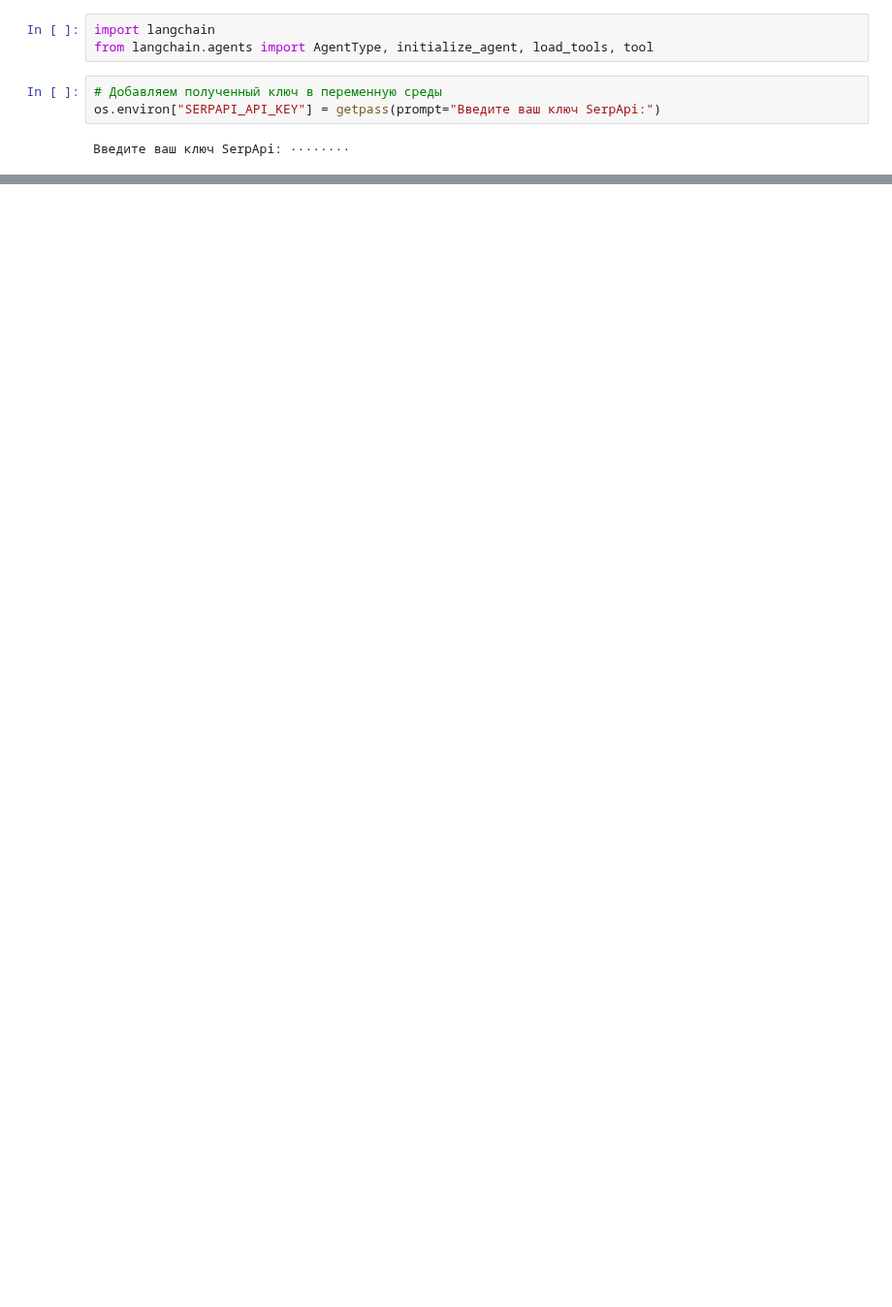
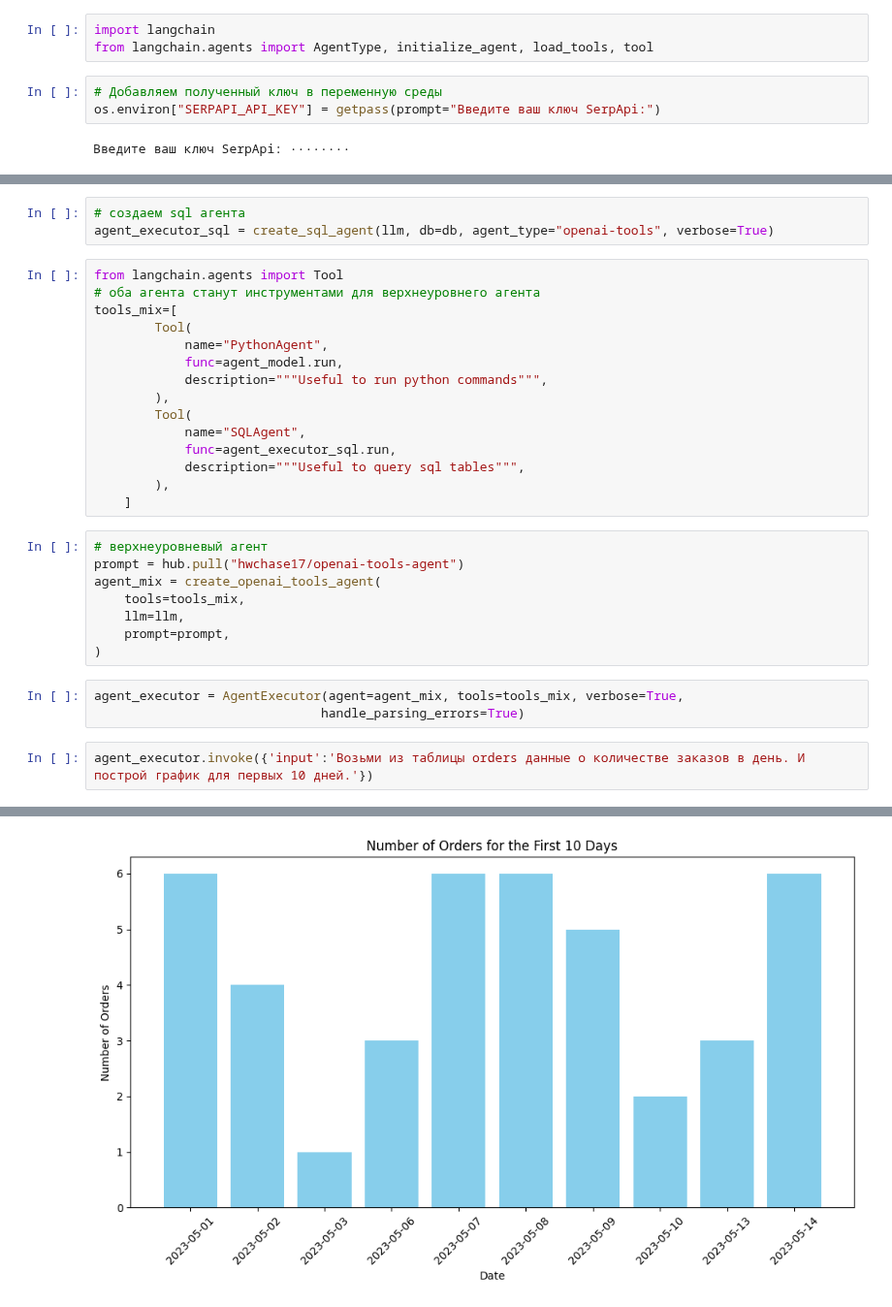
Before and after one commit to a-milenkin/LLM_practical_course, a Jupyter notebook: notebooks/M4_Agents.ipynb, the cells around one changed output, grey strips where cells are left out. Shown at 97% size. Drawn from its saved outputs; the diff is of its cells as text; blank space fills up the shorter version.

```diff
--- a/notebooks/M4_Agents.ipynb
+++ b/notebooks/M4_Agents.ipynb
@@ -259,0 +699,32 @@ list(d.items())[0][0]
+# %%
+# создаем sql агента
+agent_executor_sql = create_sql_agent(llm, db=db, agent_type="openai-tools", verbose=True)
+# %%
+from langchain.agents import Tool
+# оба агента станут инструментами для верхнеуровнего агента
+tools_mix=[
+        Tool(
+            name="PythonAgent",
+            func=agent_model.run,
+            description="""Useful to run python commands""",
+        ),
+        Tool(
+            name="SQLAgent",
+            func=agent_executor_sql.run,
+            description="""Useful to query sql tables""",
+        ),
+    ]
+# %%
+# верхнеуровневый агент
+prompt = hub.pull("hwchase17/openai-tools-agent")
+agent_mix = create_openai_tools_agent(
+    tools=tools_mix,
+    llm=llm,
+    prompt=prompt,
+)
+# %%
+agent_executor = AgentExecutor(agent=agent_mix, tools=tools_mix, verbose=True,
+                              handle_parsing_errors=True)
+# %%
+agent_executor.invoke({'input':'Возьми из таблицы orders данные о количестве заказов в день. И построй график для первых 10 дней.'})
+# %% [output]
@@ -259,0 +748 @@ list(d.items())[0][0]
+[figure, added]
```
Also changed, not shown: parts of 84 cells of this notebook, 10 other files.
